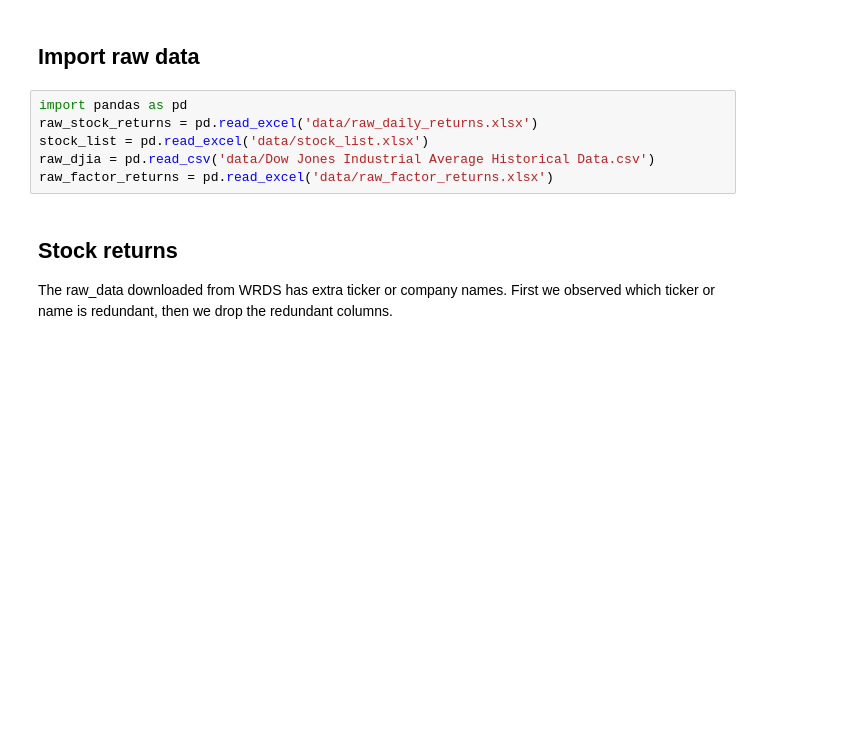
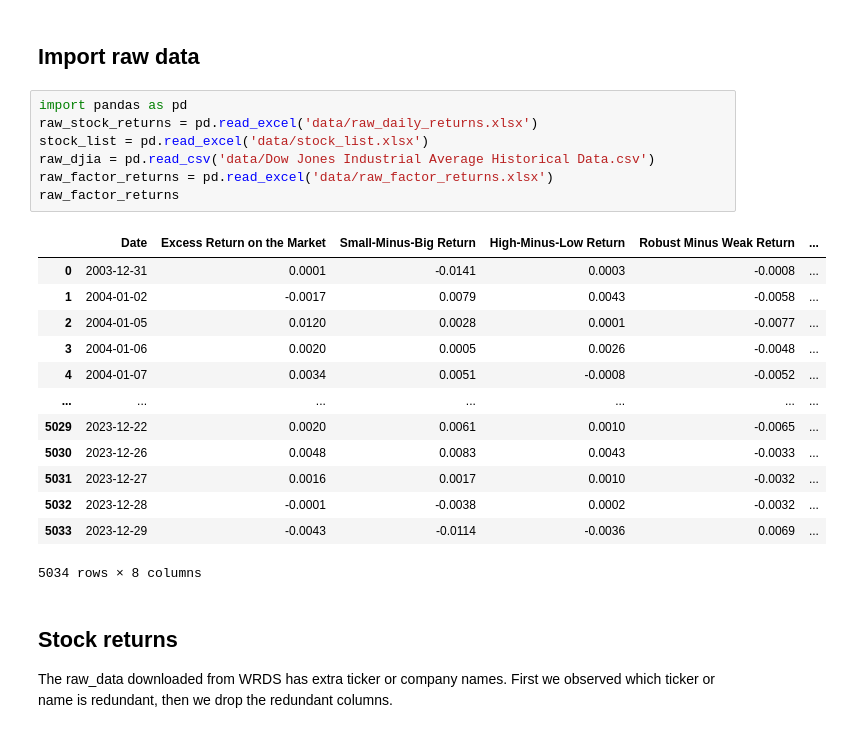
Before and after one commit to bagelquant/fin_model_1, a Jupyter notebook: data_explorer.ipynb, the cells around one changed output. Saved outputs shown, nothing was run; the diff lists cells and outputs as text; blank space fills up the shorter version.

```diff
--- a/data_explorer.ipynb
+++ b/data_explorer.ipynb
@@ -9,9 +9,24 @@
 # %%
 import pandas as pd
 raw_stock_returns = pd.read_excel('data/raw_daily_returns.xlsx')
 stock_list = pd.read_excel('data/stock_list.xlsx')
 raw_djia = pd.read_csv('data/Dow Jones Industrial Average Historical Data.csv')
 raw_factor_returns = pd.read_excel('data/raw_factor_returns.xlsx')
+raw_factor_returns
+# %% [output]
+|  | Date | Excess Return on the Market | Small-Minus-Big Return | High-Minus-Low Return | Robust Minus Weak Return | ... |
+| 0 | 2003-12-31 | 0.0001 | -0.0141 | 0.0003 | -0.0008 | ... |
+| 1 | 2004-01-02 | -0.0017 | 0.0079 | 0.0043 | -0.0058 | ... |
+| 2 | 2004-01-05 | 0.0120 | 0.0028 | 0.0001 | -0.0077 | ... |
+| 3 | 2004-01-06 | 0.0020 | 0.0005 | 0.0026 | -0.0048 | ... |
+| 4 | 2004-01-07 | 0.0034 | 0.0051 | -0.0008 | -0.0052 | ... |
+| ... | ... | ... | ... | ... | ... | ... |
+| 5029 | 2023-12-22 | 0.0020 | 0.0061 | 0.0010 | -0.0065 | ... |
+| 5030 | 2023-12-26 | 0.0048 | 0.0083 | 0.0043 | -0.0033 | ... |
+| 5031 | 2023-12-27 | 0.0016 | 0.0017 | 0.0010 | -0.0032 | ... |
+| 5032 | 2023-12-28 | -0.0001 | -0.0038 | 0.0002 | -0.0032 | ... |
+| 5033 | 2023-12-29 | -0.0043 | -0.0114 | -0.0036 | 0.0069 | ... |
+5034 rows × 8 columns
 # %% [markdown]
 ## Stock returns
 
```
Also changed, not shown: parts of 1 cell of this notebook, 2 other files.
